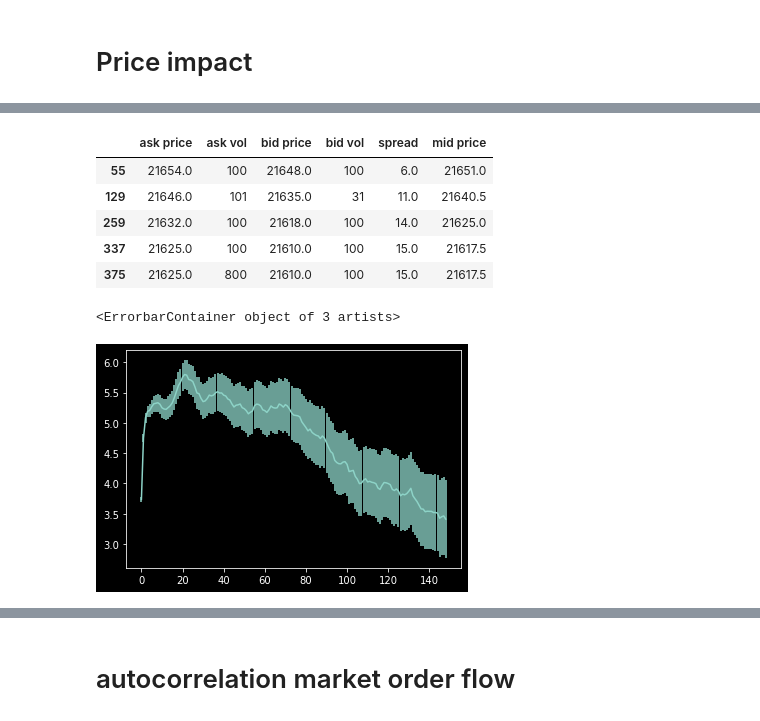
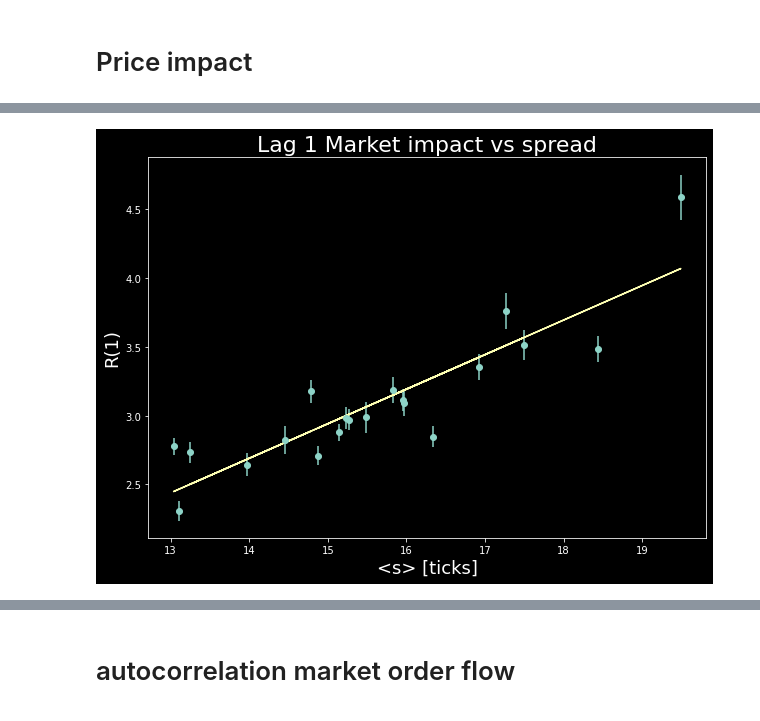
Before and after one commit to pspinaunipi/Zero-intelligence-simulations, a Jupyter notebook: notebooks/tesla_stock_analysis.ipynb, the cells around one changed output, grey strips where cells are left out. Drawn from its saved outputs; the diff is of its cells as text; code cells hidden in the pictures.

```diff
--- a/notebooks/tesla_stock_analysis.ipynb
+++ b/notebooks/tesla_stock_analysis.ipynb
@@ -203,0 +216,5 @@ plt.show()
+# %%
+a = np.log(df_order["mid price"])
+corr = np.zeros(100)
+for i in range(1,101):
+    corr[i-1] = (a.diff(i)).autocorr(i)
@@ -233,15 +295,9 @@ df_order["mid price"] = (df_order["ask price"] + df_order["bid price"]) / 2
 # %%
-df_market = df_message[df_message["event type"] == 4]
-df_market["time"] = (df_market["time"]*100) // 1
-value = df_market["time"].iat[0]
-unique_orders = []
-for i,element in enumerate(df_market["time"]):
-    if element == value:
-        j = i + 1
-        while value == element and j < len(df_market):
-            value = df_market["time"].iat[j]
-            j += 1
-
-        unique_orders.append(i)
-
-df_market = df_market.iloc[unique_orders]
+lag_impact = []
+err_impact = []
+for df_m, df_o in zip(lst_message, lst_order):
+    sign = df_m["direction"].to_numpy()
+    mid_p = df_o["mid price"].to_numpy()
+    p_impact,err = compute_price_impact(mid_p,sign,5)
+    lag_impact.append(p_impact[0])
+    err_impact.append(err[0])
@@ -266,18 +304,12 @@ df_market.head()
-# %%
-df_market_orders = df_order.iloc[market_orders]
-df_market_orders.head()
-# %% [output]
-|  | ask price | ask vol | bid price | bid vol | spread | mid price |
-| 55 | 21654.0 | 100 | 21648.0 | 100 | 6.0 | 21651.0 |
-| 129 | 21646.0 | 101 | 21635.0 | 31 | 11.0 | 21640.5 |
-| 259 | 21632.0 | 100 | 21618.0 | 100 | 14.0 | 21625.0 |
-| 337 | 21625.0 | 100 | 21610.0 | 100 | 15.0 | 21617.5 |
-| 375 | 21625.0 | 800 | 21610.0 | 100 | 15.0 | 21617.5 |
 # %%
-mid_p = df_market_orders["mid price"].to_numpy()
-p_impact,err = compute_price_impact(mid_p,sign_orders,150)
+fig,ax = plt.subplots(1,1,figsize = (10,7))
 
-plt.errorbar(np.arange(149),p_impact,err)
+m, q, err_m, err_q = find_param(param_df2["spread"], lag_impact)
+plt.errorbar(x = param_df2["spread"], y = lag_impact, yerr = err_impact, ls="", marker = "o")
+plt.plot(param_df2["spread"], linear(param_df2["spread"], m, q))
+plt.title("Lag 1 Market impact vs spread", fontsize = 22)
+plt.xlabel("<s> [ticks]", fontsize = 18)
+plt.ylabel("R(1)", fontsize = 18)
+plt.show()
 # %% [output]
-<ErrorbarContainer object of 3 artists>
-[figure, old version]
+[figure, new version]
```
Also changed, not shown: parts of 19 cells of this notebook, 49 other files.
